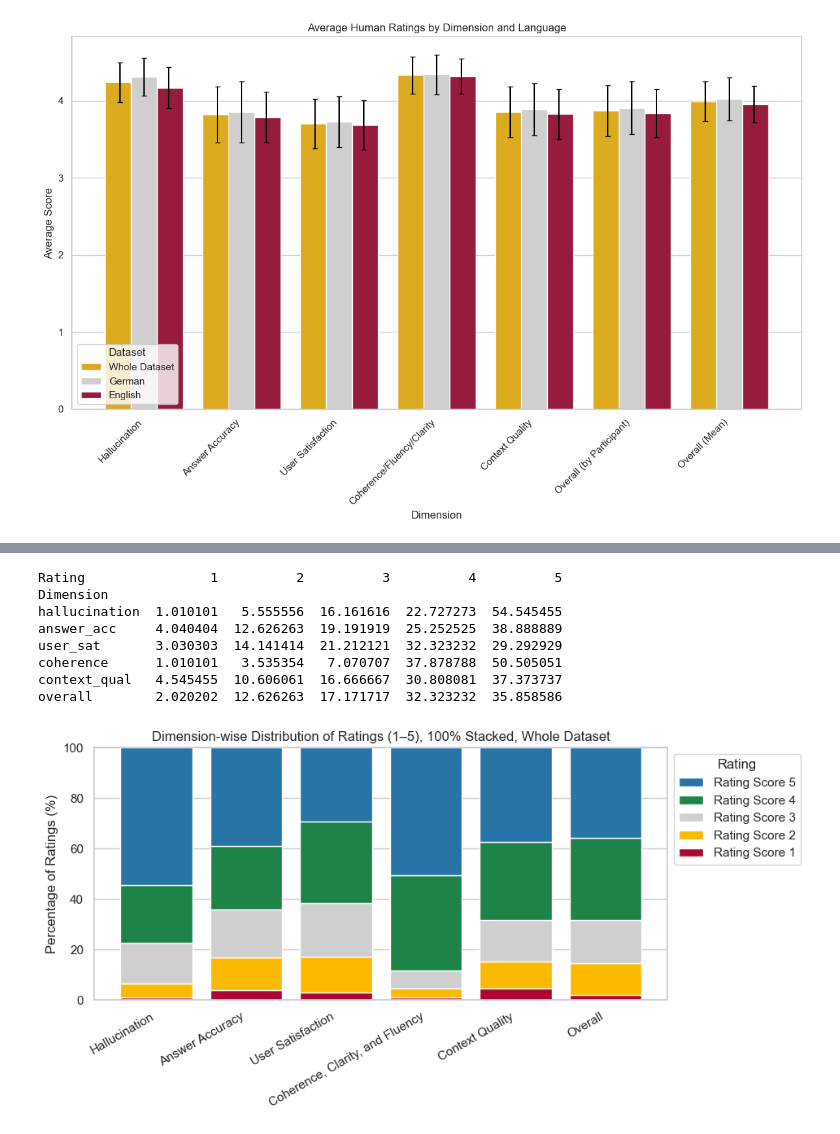
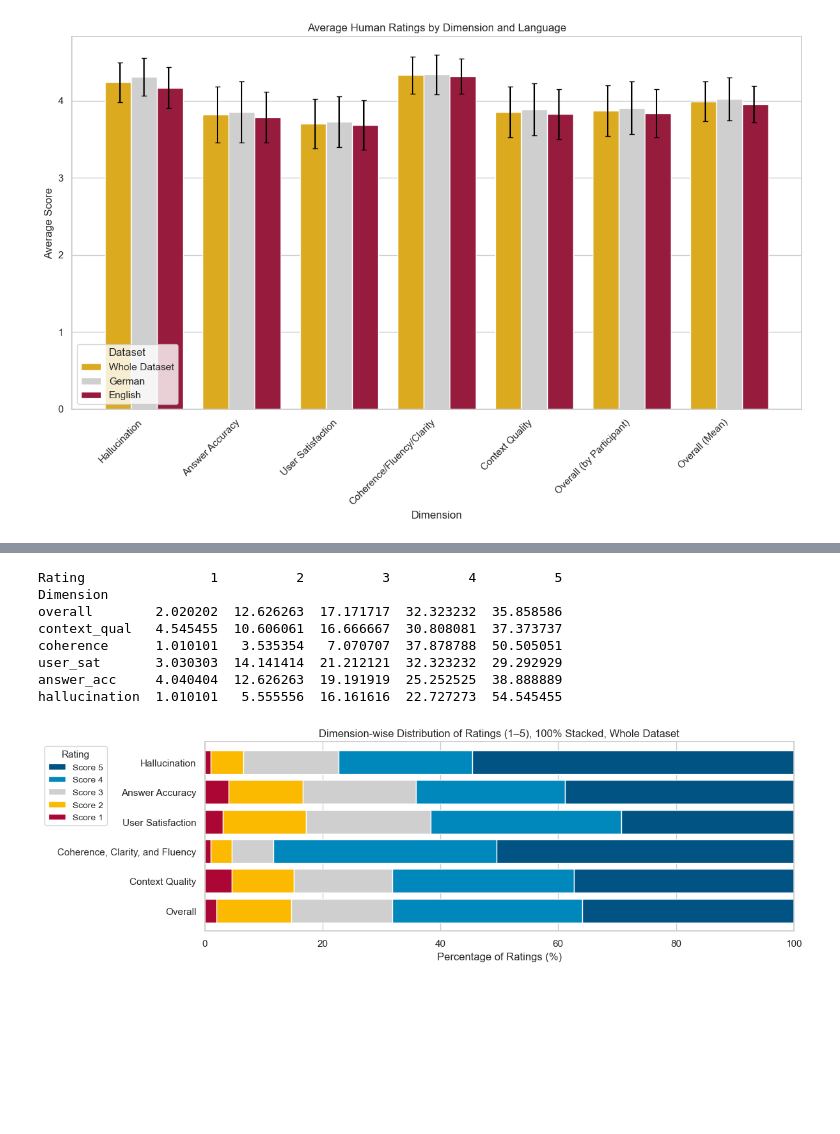
Before and after one commit to MarvinIRW/Assessing-Answer-Accuracy-Hallucination-and-Document-Relevance-in-virtUOS-Chatbot, a Jupyter notebook: code/eval/human_eval/eval_human_average_scores.ipynb, the cells around one changed output, grey strips where cells are left out. Drawn from its saved outputs; the diff is of its cells as text; code cells hidden in the pictures; blank space fills up the shorter version.

```diff
--- a/code/eval/human_eval/eval_human_average_scores.ipynb
+++ b/code/eval/human_eval/eval_human_average_scores.ipynb
@@ -252,10 +155,6 @@ import seaborn as sns
 
 # -------------------------------------------------------------------
 # 1) Load your long-format data (each row = 1 rating from 1 annotator)
-#    If you only have a wide dataset with means, you won't be able
-#    to get distributions for each rating. This example assumes
-#    you have columns like ['hallucination', 'answer_acc', 'user_sat', ...]
-#    each with values in {1,2,3,4,5} or "A1"..."A5".
 # -------------------------------------------------------------------
 df_long = pd.read_csv("../../../data//human_eval/human_eval_long.csv", encoding="utf-8")
 
@@ -275,8 +174,8 @@ xtick_labels = {
 }
 
 # -------------------------------------------------------------------
-# 2) We want the distribution of ratings 1..5 for each dimension.
-#    We'll melt the data so there's one row per (dimension, rating).
+# 2) want the distribution of ratings 1..5 for each dimension.
+#    melt the data so there's one row per (dimension, rating).
 # -------------------------------------------------------------------
 melted = df_long.melt(
     id_vars=['id','question_number','langq'],
@@ -306,65 +205,64 @@ counts_pivot_perc = counts_pivot.div(row_sums, axis=0) * 100
 
 new_order = ['hallucination', 'answer_acc', 'user_sat', 'coherence', 'context_qual', 'overall']  # Adjust as needed
 new_ticks = ['Hallucination', 'Answer Accuracy', 'User Satisfaction', 'Coherence, Clarity, and Fluency', 'Context Quality', 'Overall']  # Adjust as needed
-counts_pivot_perc = counts_pivot_perc.reindex(new_order)
+counts_pivot_perc = counts_pivot_perc.reindex(new_order[::-1])
 
 print(counts_pivot_perc)
-
-# counts_pivot_perc now has the percentage distribution of ratings 1..5
-# for each dimension, summing to 100% per row.
-# Example structure:
-# Rating           1      2      3      4      5
-# Dimension
-# hallucination   10.0   20.0   30.0   25.0   15.0
-# answer_acc       5.0   15.0   40.0   30.0   10.0
-# ...
 
 # -------------------------------------------------------------------
 # 6) Plot as a 100%-stacked bar chart in Matplotlib.
 #    (Seaborn does not have a direct "stacked bar" function.)
 # -------------------------------------------------------------------
 sns.set_style("whitegrid")
-plt.figure(figsize=(8, 5))
+plt.figure(figsize=(12, 4))
 
-# We'll plot row by row. The "bottom" for each bar is the sum of
+# plot row by row. The "bottom" for each bar is the sum of
 # all previously plotted segments.
-bottom = [0]*len(counts_pivot_perc.index)
+left = [0]*len(counts_pivot_perc.index)
 ratings = sorted(counts_pivot_perc.columns)  # should be [1,2,3,4,5]
 
-palette = ['#ac0634','#fbb900', '#cfcfcf', '#1d8348', '#2874a6']
+palette = ['#ac0634','#fbb900', '#cfcfcf', '#0087bb', '#005383']
+# Loop through each rating score and plot horizontally
 for rating in ratings:
-    plt.bar(
-        x=counts_pivot_perc.index,
-        height=counts_pivot_perc[rating],
-        bottom=bottom,
-        label=f"Rating Score {rating}",
+    plt.barh(
+        y=counts_pivot_perc.index,
+        width=counts_pivot_perc[rating],
+        left=left,
+        label=f"Score {rating}",
         color=palette[rating-1],
     )
-    # update 'bottom' so the next rating stacks above
-    bottom = [i+j for i,j in zip(bottom, counts_pivot_perc[rating])]
+    # Update 'left' so the next rating stacks to the right
+    left = [i + j for i, j in zip(left, counts_pivot_perc[rating])]
 
-# Some cosmetics
-plt.legend(title="Rating")
-plt.ylabel("Percentage of Ratings (%)")
+# Cosmetics
+plt.xlabel("Percentage of Ratings (%)")
 plt.title("Dimension-wise Distribution of Ratings (1–5), 100% Stacked, Whole Dataset")
-plt.xticks(ticks=range(len(new_order)), labels=new_ticks, rotation=30, ha="right")
-plt.ylim(0, 100)
+plt.yticks(ticks=range(len(new_order)), labels=new_ticks[::-1], rotation=0, ha="right")  # Align labels vertically
+plt.xlim(0, 100)
 plt.tight_layout()
 
 handles, labels = plt.gca().get_legend_handles_labels()
-plt.legend(handles[::-1], labels[::-1], title="Rating", bbox_to_anchor=(1, 1), loc="upper left")  # Adjust legend position
+plt.legend(
+    handles[::-1],
+    labels[::-1],
+    title="Rating",
+    bbox_to_anchor=(-0.28, 1),  # Adjusted position
+    loc="upper left",
+    prop={'size': 10},  # Set font size (smaller)
+    title_fontsize=11,
+)
 plt.savefig(
-    "../../../data/figures/eval_survey/human_eval_stacked_bar.png",
+    "../../../data/figures/eval_survey/human_eval_stacked_bar_horizontal.png",
     bbox_inches="tight"  # Ensures all elements, including the legend, are included
 )
 plt.show()
 # %% [output]
 Rating                1          2          3          4          5
 Dimension
+overall        2.020202  12.626263  17.171717  32.323232  35.858586
+context_qual   4.545455  10.606061  16.666667  30.808081  37.373737
+coherence      1.010101   3.535354   7.070707  37.878788  50.505051
+user_sat       3.030303  14.141414  21.212121  32.323232  29.292929
+answer_acc     4.040404  12.626263  19.191919  25.252525  38.888889
 hallucination  1.010101   5.555556  16.161616  22.727273  54.545455
-answer_acc     4.040404  12.626263  19.191919  25.252525  38.888889
-user_sat       3.030303  14.141414  21.212121  32.323232  29.292929
-coherence      1.010101   3.535354   7.070707  37.878788  50.505051
-context_qual   4.545455  10.606061  16.666667  30.808081  37.373737
-overall        2.020202  12.626263  17.171717  32.323232  35.858586
-[figure, old version]
+[figure, new version]
```
Also changed, not shown: parts of 7 cells of this notebook, 22 other files.
